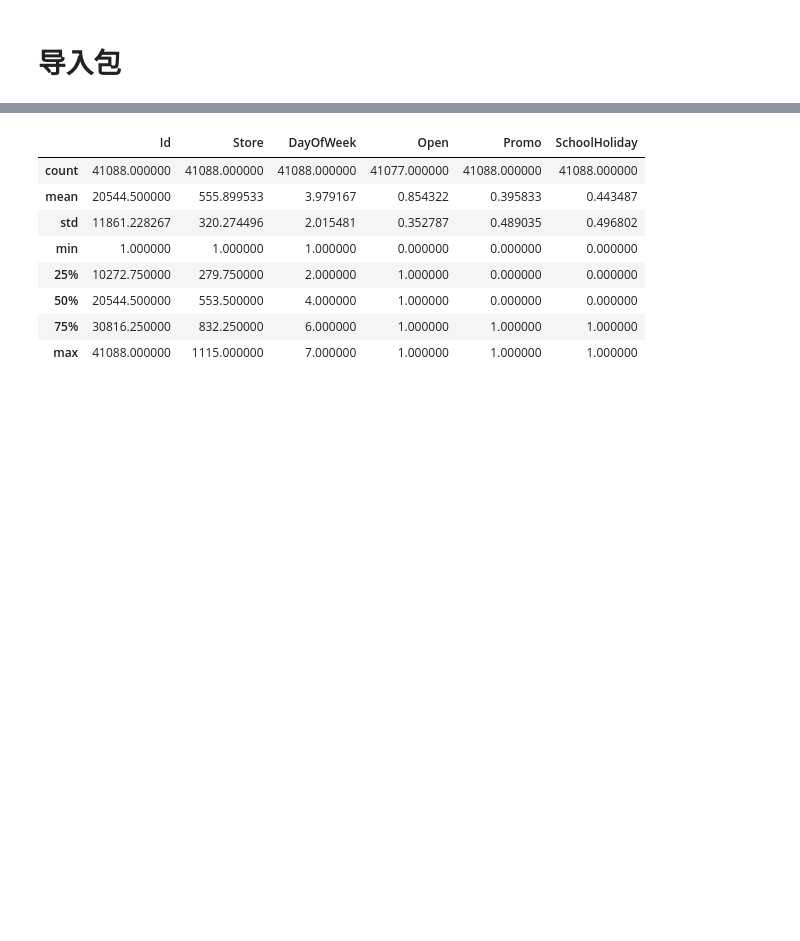
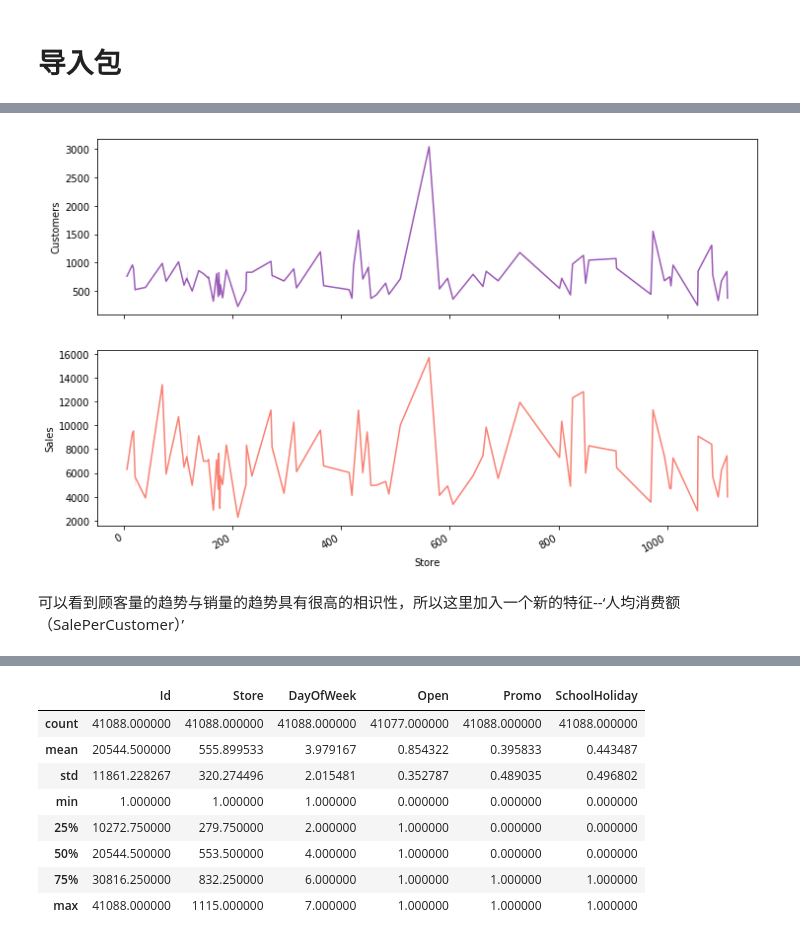
Before and after one commit to DnYee/Rossmann_capstone_project, a Jupyter notebook: Rossmann.ipynb, the cells around one changed output, grey strips where cells are left out. Cells and saved outputs as stored; diff of their text form; code cells hidden in the pictures; blank space fills up the shorter version.

```diff
--- a/Rossmann.ipynb
+++ b/Rossmann.ipynb
@@ -78,0 +62,10 @@ test_data.head(n=10)
+# %%
+#
+figbar, axesbar = plt.subplots(2, 1, sharey=False, figsize=(12, 8))
+sns.lineplot(x="Store", y="Customers", color="#9b59b6",ax=axesbar[0],data=train_data[train_data["Sales"]>0].sample(frac=0.0001,random_state=1))
+sns.lineplot(x="Store", y="Sales", color="salmon",ax=axesbar[1],data=train_data[train_data["Sales"]>0].sample(frac=0.0001,random_state=1))
+figbar.autofmt_xdate()
+# %% [output]
+[figure, added]
+# %% [markdown]
+可以看到顾客量的趋势与销量的趋势具有很高的相识性，所以这里加入一个新的特征--‘人均消费额（SalePerCustomer）’
```
Also changed, not shown: parts of 99 cells of this notebook.
